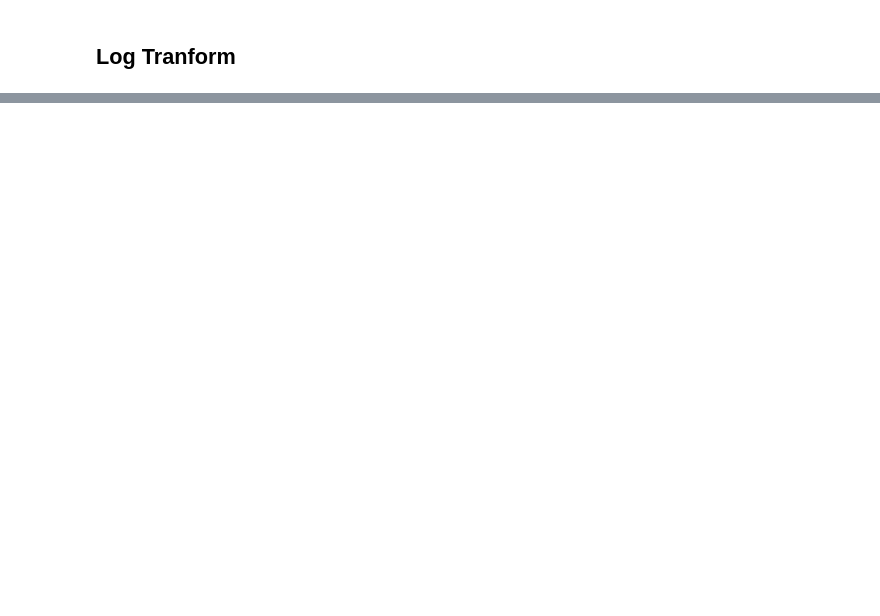
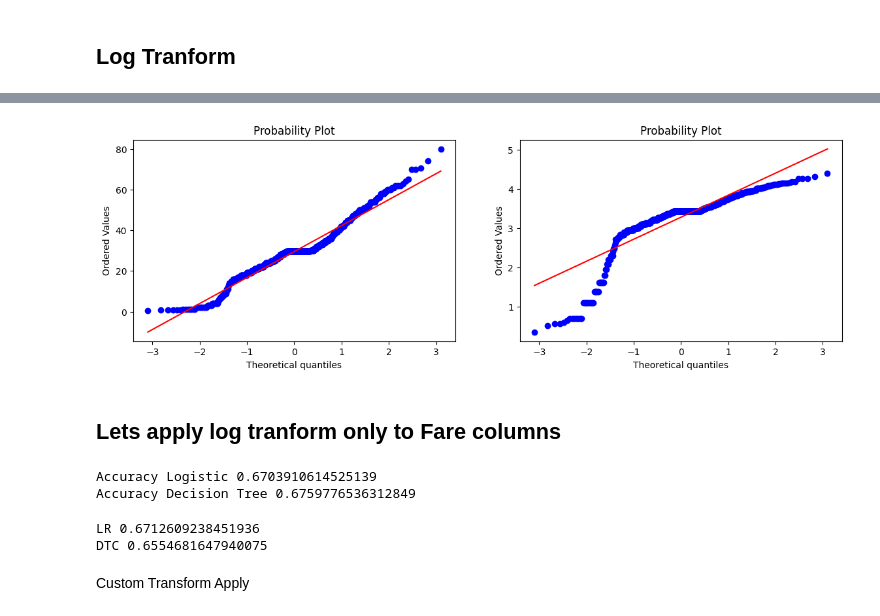
Before and after one commit to stoicsapien1/100-Days-Of-ML, a Jupyter notebook: DAY 10 FUNCTION TRANSFORMER LOG RECIPROCAL SQUARE ROOT/Function Transformer.ipynb, the cells around one changed output, grey strips where cells are left out. Saved outputs shown, nothing was run; the diff lists cells and outputs as text; code cells hidden in the pictures; blank space fills up the shorter version.

```diff
--- a/DAY 10 FUNCTION TRANSFORMER LOG RECIPROCAL SQUARE ROOT/Function Transformer.ipynb
+++ b/DAY 10 FUNCTION TRANSFORMER LOG RECIPROCAL SQUARE ROOT/Function Transformer.ipynb
@@ -185,0 +210,13 @@ Accuracy Decision Tree 0.6759776536312849
+# %%
+plt.figure(figsize=(14,4))
+plt.subplot(121)
+
+
+stats.probplot(X_train["age"],dist="norm",plot=plt)
+plt.subplot(122)
+stats.probplot(X_train_transformed["age"],dist="norm",plot=plt)
+plt.show()
+# %% [output]
+[figure, added]
+# %% [markdown]
+## Lets apply log tranform only to Fare columns
@@ -185,0 +238,6 @@ Accuracy Decision Tree 0.6759776536312849
+# %%
+print("Accuracy Logistic",accuracy_score(y_test,y_pred))
+print("Accuracy Decision Tree",accuracy_score(y_test,y_pred1))
+# %% [output]
+Accuracy Logistic 0.6703910614525139
+Accuracy Decision Tree 0.6759776536312849
@@ -185,0 +246,8 @@ Accuracy Decision Tree 0.6759776536312849
+# %%
+print("LR",np.mean(cross_val_score(clf,X_transformed2,y,scoring="accuracy",cv=10)))
+print("DTC",np.mean(cross_val_score(clfd,X_transformed2,y,scoring="accuracy",cv=10)))
+# %% [output]
+LR 0.6712609238451936
+DTC 0.6554681647940075
+# %% [markdown]
+Custom Transform Apply
```
Also changed, not shown: parts of 13 cells of this notebook.
